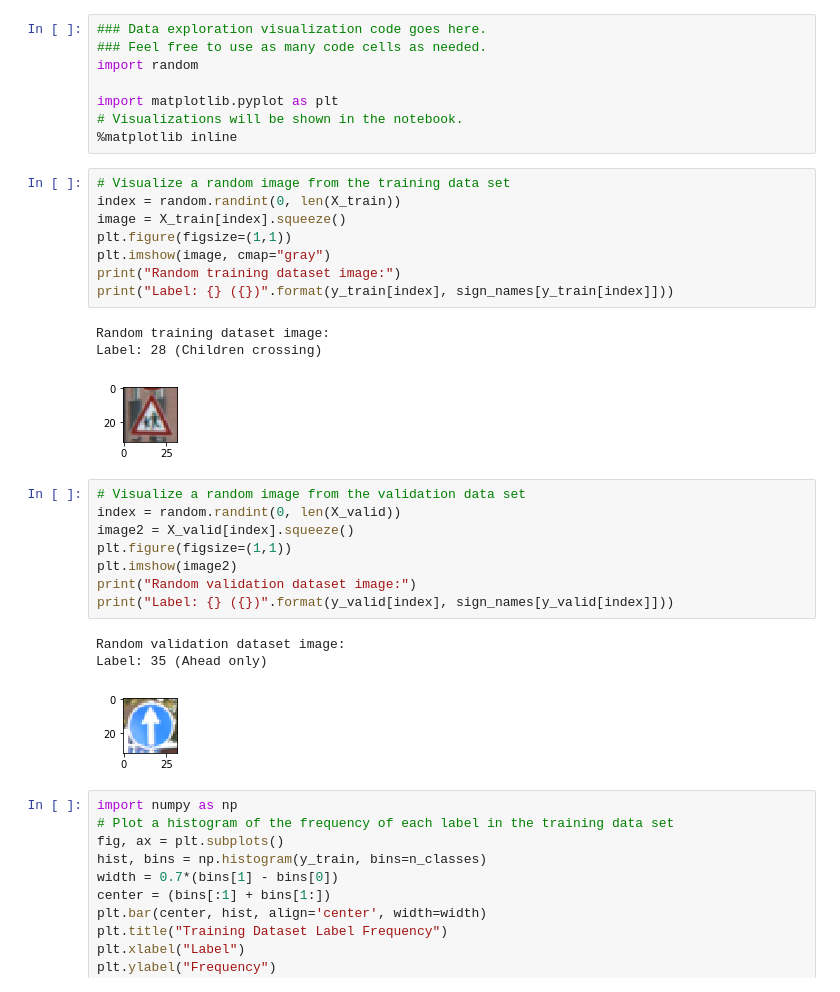
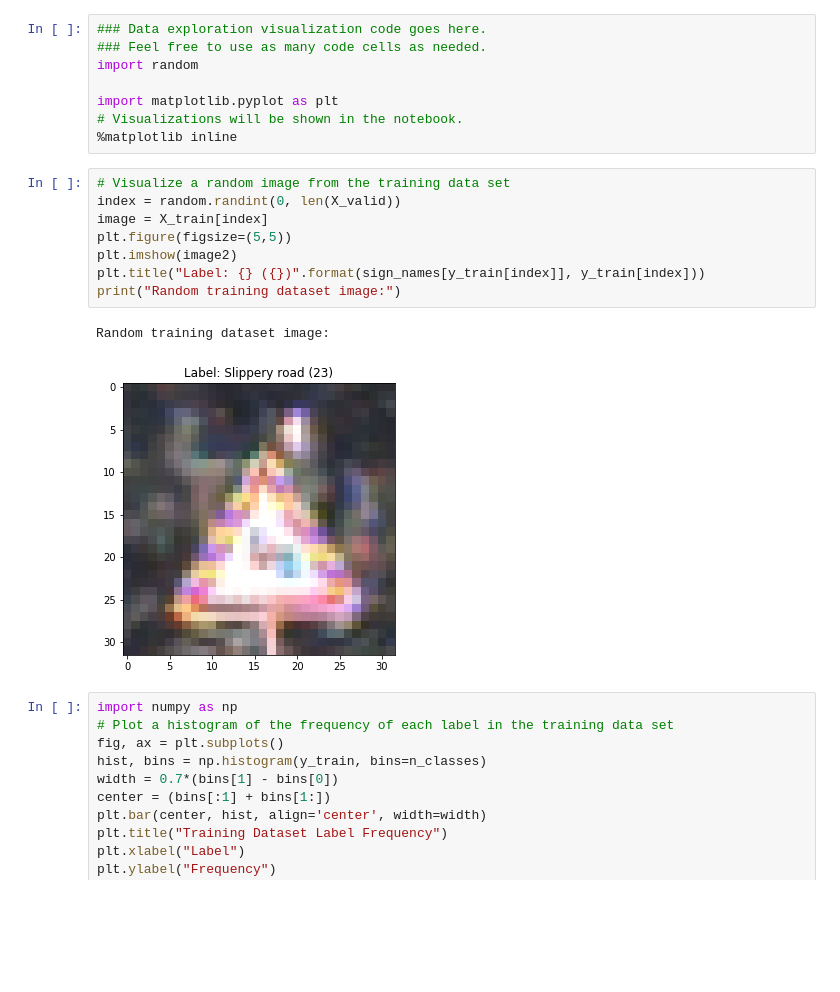
Before and after one commit to JJMats/traffic_sign_classifier, a Jupyter notebook: Traffic_Sign_Classifier.ipynb, the cells around one changed output. Saved outputs shown, nothing was run; the diff lists cells and outputs as text; blank space fills up the shorter version.

```diff
--- a/Traffic_Sign_Classifier.ipynb
+++ b/Traffic_Sign_Classifier.ipynb
@@ -109,28 +109,15 @@ import matplotlib.pyplot as plt
 %matplotlib inline
 # %%
 # Visualize a random image from the training data set
-index = random.randint(0, len(X_train))
-image = X_train[index].squeeze()
-plt.figure(figsize=(1,1))
-plt.imshow(image, cmap="gray")
+index = random.randint(0, len(X_valid))
+image = X_train[index]
+plt.figure(figsize=(5,5))
+plt.imshow(image2)
+plt.title("Label: {} ({})".format(sign_names[y_train[index]], y_train[index]))
 print("Random training dataset image:")
-print("Label: {} ({})".format(y_train[index], sign_names[y_train[index]]))
 # %% [output]
 Random training dataset image:
-Label: 28 (Children crossing)
-[figure, old version]
+[figure, new version]
-# %%
-# Visualize a random image from the validation data set
-index = random.randint(0, len(X_valid))
-image2 = X_valid[index].squeeze()
-plt.figure(figsize=(1,1))
-plt.imshow(image2)
-print("Random validation dataset image:")
-print("Label: {} ({})".format(y_valid[index], sign_names[y_valid[index]]))
-# %% [output]
-Random validation dataset image:
-Label: 35 (Ahead only)
-[figure, removed]
 # %%
 import numpy as np
 # Plot a histogram of the frequency of each label in the training data set
```
Also changed, not shown: parts of 12 cells of this notebook, 8 other files.
